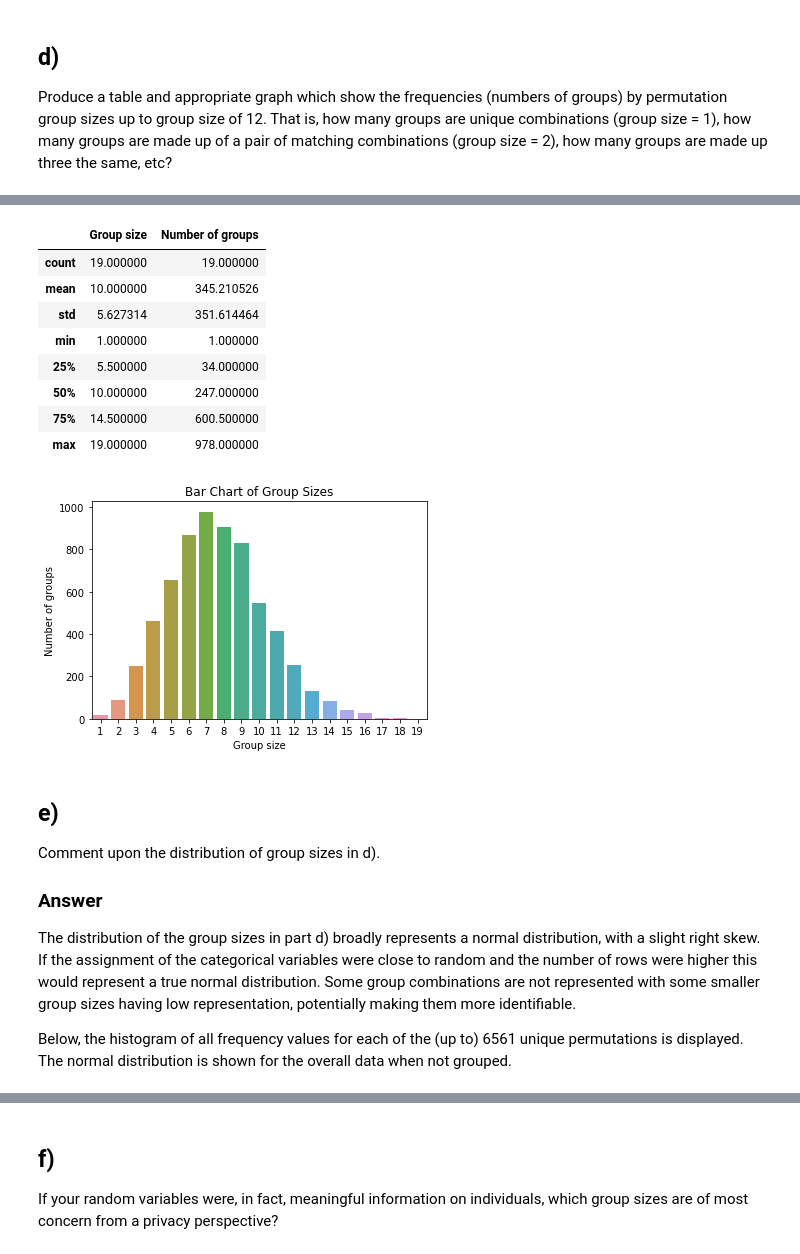
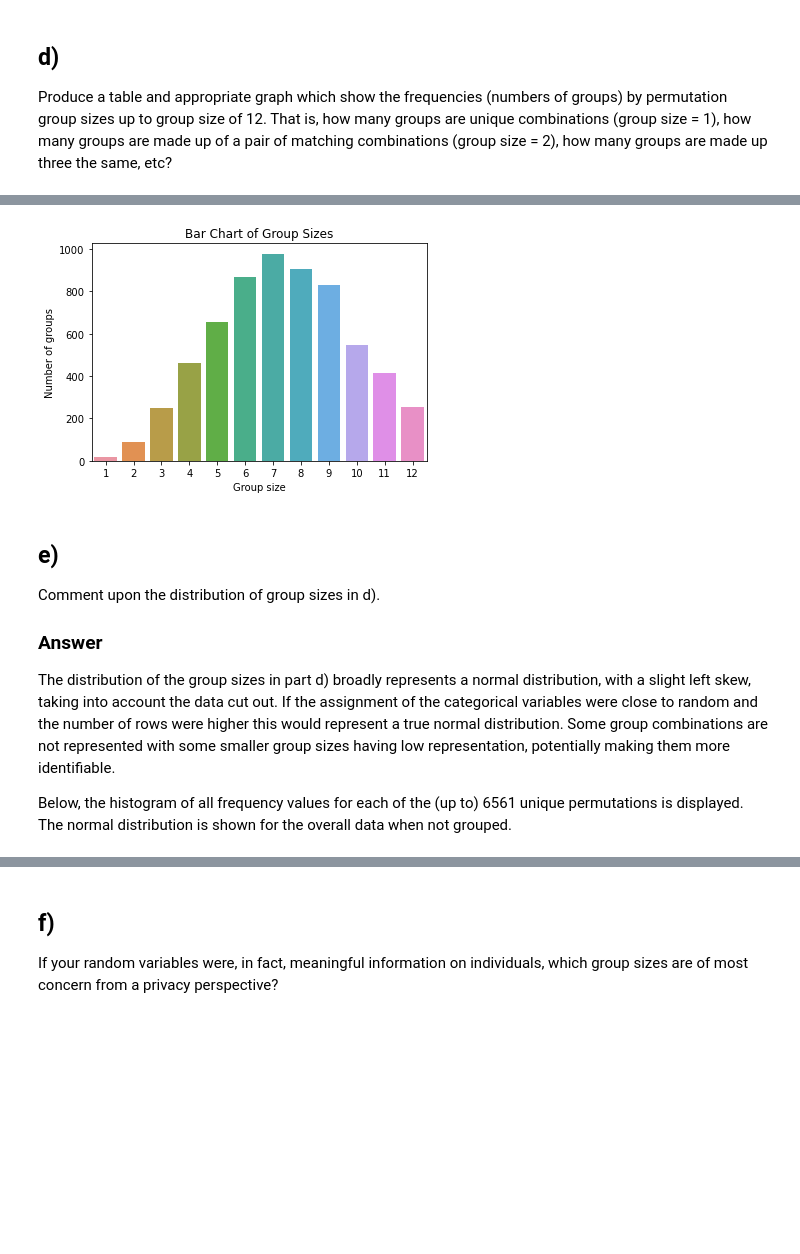
Before and after one commit to mplockhart/coding_task, a Jupyter notebook: privacy_mplc.ipynb, the cells around one changed output, grey strips where cells are left out. Cells and saved outputs as stored; diff of their text form; code cells hidden in the pictures; blank space fills up the shorter version.

```diff
--- a/privacy_mplc.ipynb
+++ b/privacy_mplc.ipynb
@@ -184,29 +178,18 @@ frequency_df.head()
 # %%
+# The number of groups per group size are calculated in a similar manner to above
 temp3 = frequency_df.groupby('Frequency').size()
-#temp3
 temp4 = temp3.reset_index()
-#temp4
 temp5 = temp4.rename(columns={0:'Number of groups', 'Frequency':'Group size'})
-temp5
-frequency_plot = sns.barplot(x='Group size', y='Number of groups', data=temp5).set(title='Bar Chart of Group Sizes')
-#temp5.iloc[: 12]
-temp5.describe()
+# The graph was cut off to the 12th group as per the instructions above
+frequency_plot = sns.barplot(x='Group size', y='Number of groups', data=temp5.iloc[: 12]).set(title='Bar Chart of Group Sizes')
+#temp5.describe()
 # %% [output]
-|  | Group size | Number of groups |
-| count | 19.000000 | 19.000000 |
-| mean | 10.000000 | 345.210526 |
-| std | 5.627314 | 351.614464 |
-| min | 1.000000 | 1.000000 |
-| 25% | 5.500000 | 34.000000 |
-| 50% | 10.000000 | 247.000000 |
-| 75% | 14.500000 | 600.500000 |
-| max | 19.000000 | 978.000000 |
-[figure, old version]
+[figure, new version]
 # %% [markdown]
 ## e)
 Comment upon the distribution of group sizes in d).
 
 ### Answer
-The distribution of the group sizes in part d) broadly represents a normal distribution, with a slight right skew. If the assignment of the categorical variables were close to random and the number of rows were higher this would represent a true normal distribution. Some group combinations are not represented with some smaller group sizes having low representation, potentially making them more identifiable.
+The distribution of the group sizes in part d) broadly represents a normal distribution, with a slight left skew, taking into account the data cut out. If the assignment of the categorical variables were close to random and the number of rows were higher this would represent a true normal distribution. Some group combinations are not represented with some smaller group sizes having low representation, potentially making them more identifiable.
 
 Below, the histogram of all frequency values for each of the (up to) 6561 unique permutations is displayed. The normal distribution is shown for the overall data when not grouped.
```
Also changed, not shown: parts of 13 cells of this notebook.
